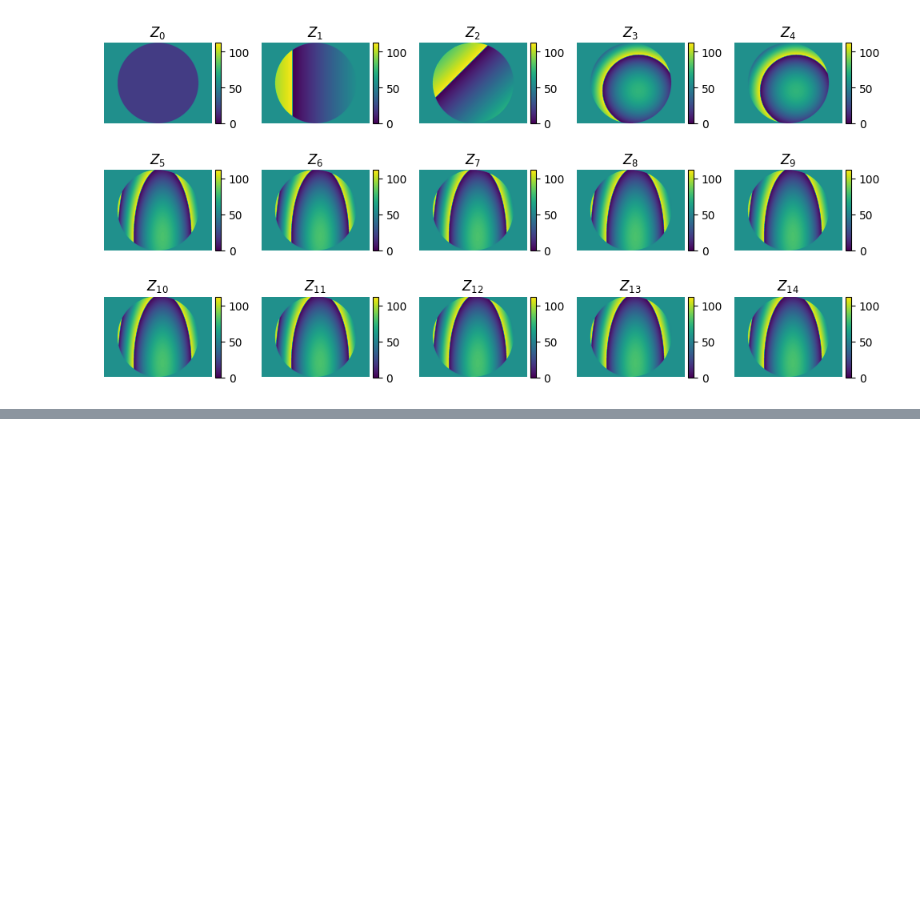
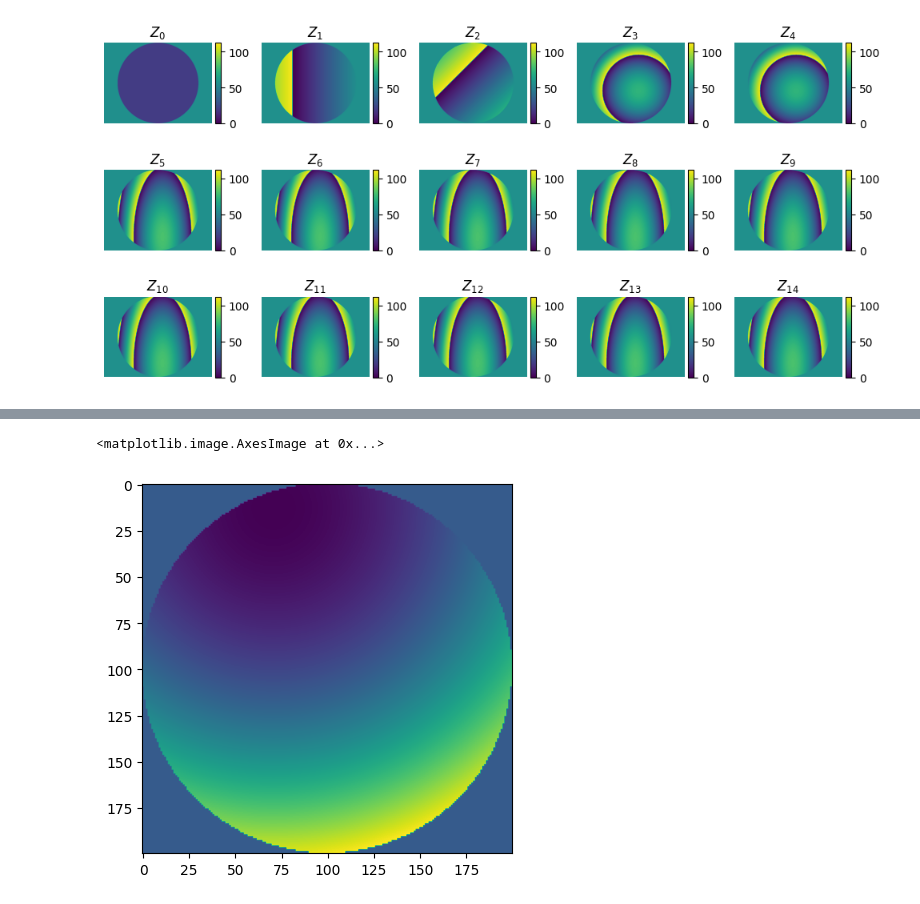
Before and after one commit to alextavern/slmoptim, a Jupyter notebook: notebooks/optimize_aberrations.ipynb, the cells around one changed output, grey strips where cells are left out. Saved outputs shown, nothing was run; the diff lists cells and outputs as text; code cells hidden in the pictures; blank space fills up the shorter version.

Commit message:
gauss tests

```diff
--- a/notebooks/optimize_aberrations.ipynb
+++ b/notebooks/optimize_aberrations.ipynb
@@ -257,0 +353,11 @@ plt.savefig("optimize_aberrations3.png", dpi=400, transparent=True)
+# %%
+from aotools.functions import phaseFromZernikes
+import matplotlib.pyplot as plt
+
+vec = [1, 1, 3 ,1]
+test = phaseFromZernikes(vec, 2 * 100)
+
+plt.imshow(test)
+# %% [output]
+<matplotlib.image.AxesImage at 0x...>
+[figure, added]
```
Also changed, not shown: parts of 5 cells of this notebook, 1 other file.
